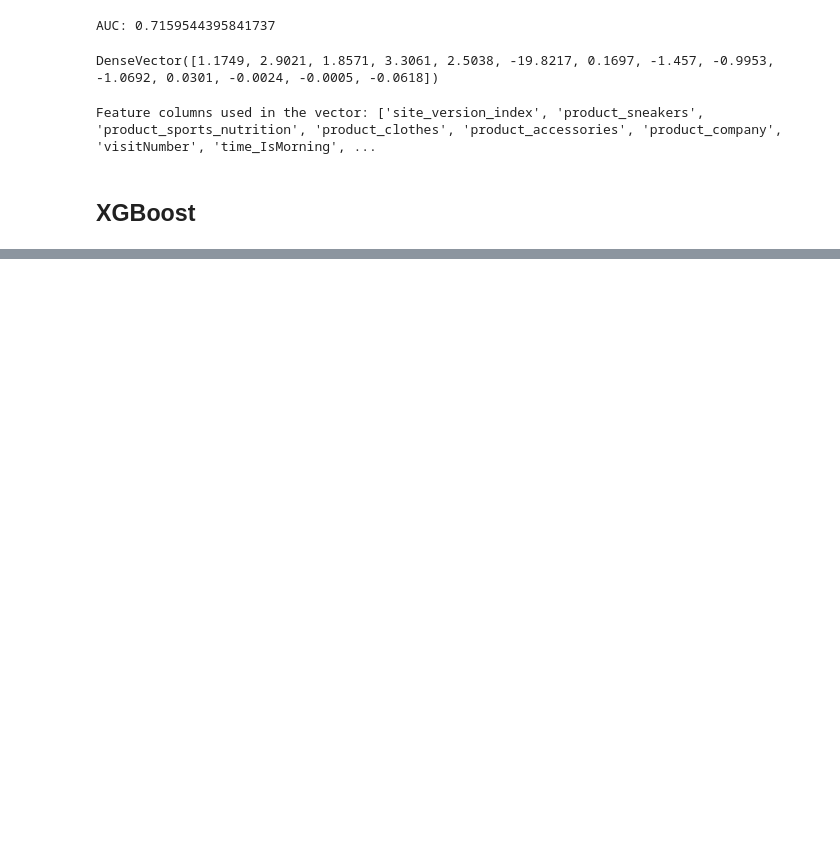
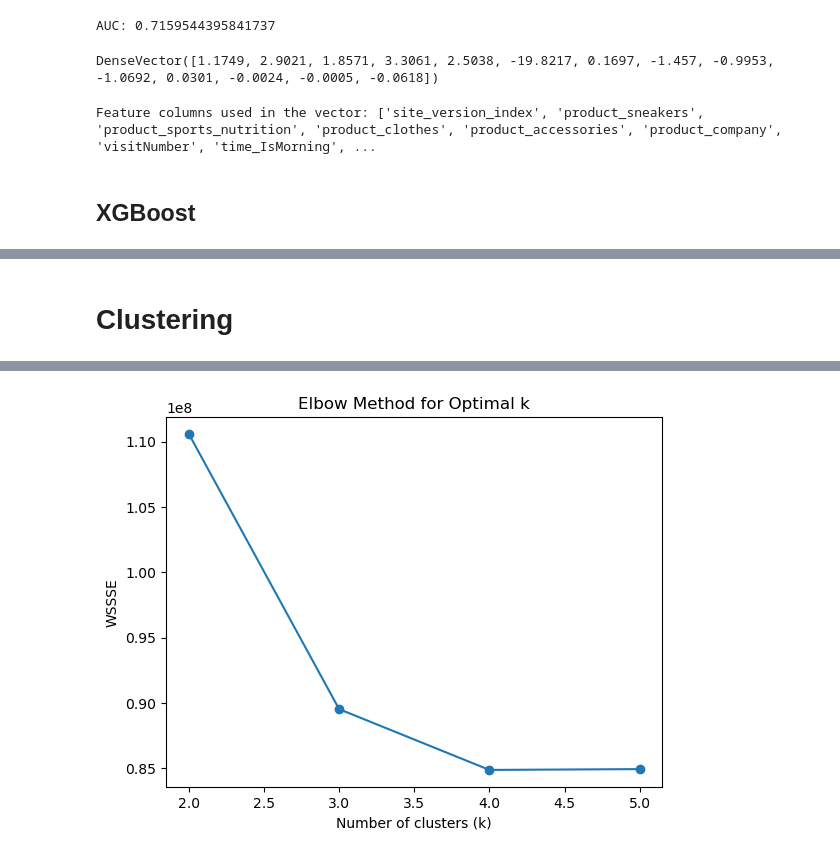
Before and after one commit to rsuhendra/product_analytics, a Jupyter notebook: spark.ipynb, the cells around one changed output, grey strips where cells are left out. Cells and saved outputs as stored; diff of their text form; code cells hidden in the pictures; blank space fills up the shorter version.

```diff
--- a/spark.ipynb
+++ b/spark.ipynb
@@ -308,0 +466,18 @@ AUC: 0.7410389012042662
+# %% [markdown]
+# Clustering
+# %%
+wssse_values = []
+k_range = range(2, 6)  # Check for k = 2 to 6 clusters
+for k in k_range:
+    kmeans = KMeans().setK(k).setSeed(1).setFeaturesCol("scaledFeatures")  # Use scaledFeatures
+    model = kmeans.fit(df_final)  # Fit the model on scaled data
+    wssse = model.summary.trainingCost  # Calculate WSSSE
+    wssse_values.append(wssse)
+
+# Step 4: Plot the WSSSE values to visualize the elbow
+plt.plot(k_range, wssse_values, marker='o')
+plt.xlabel("Number of clusters (k)")
+plt.ylabel("WSSSE")
+plt.title("Elbow Method for Optimal k")
+plt.show()
+# %% [output]
@@ -308,0 +501 @@ AUC: 0.7410389012042662
+[figure, added]
```
Also changed, not shown: parts of 24 cells of this notebook, 3 other files.
